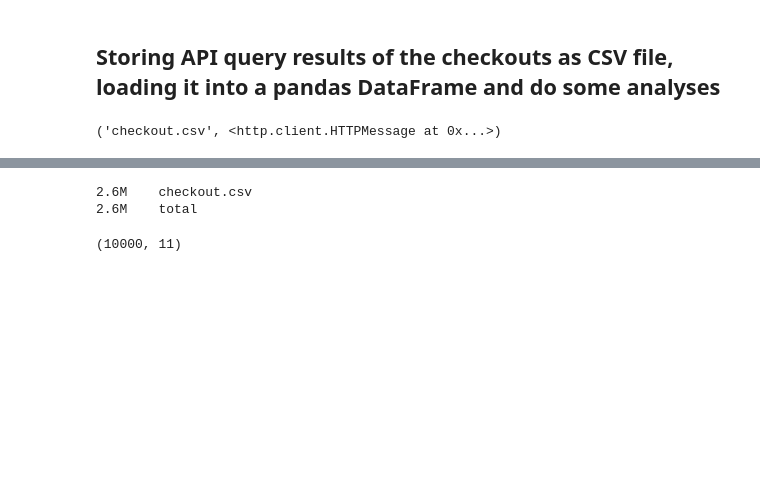
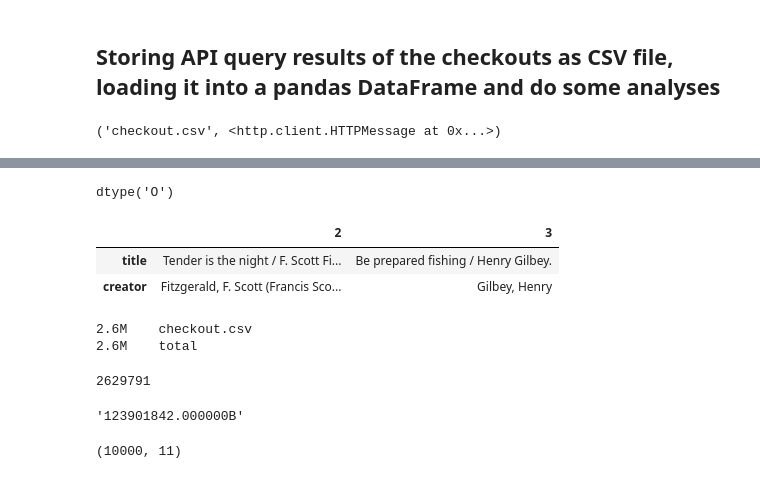
Before and after one commit to foerstner-lab/Bits_and_pieces_for_the_carpentries_workshops, a Jupyter notebook: python/Analyse_Seattle_Library_data.ipynb, the cells around one changed output, grey strips where cells are left out. Cells and saved outputs as stored; diff of their text form; code cells hidden in the pictures; blank space fills up the shorter version.

```diff
--- a/python/Analyse_Seattle_Library_data.ipynb
+++ b/python/Analyse_Seattle_Library_data.ipynb
@@ -96,11 +91,31 @@ checkouts_df
 | 9998 | Physical | Horizon | VIDEODISC | 2018 | 12 | 5 | 30 Rock. Season 7, the final seas... | NaN | ... |
 | 9999 | Physical | Horizon | BOOK | 2018 | 12 | 1 | Michelle Obama : meet the first l... | Brophy, David Bergen | ... |
 10000 rows × 11 columns
+# %%
+checkouts_df["usageclass"].dtype
+# %% [output]
+dtype('O')
+# %%
+x.transpose()
+# %% [output]
+|  | 2 | 3 |
+| title | Tender is the night / F. Scott Fi... | Be prepared fishing / Henry Gilbey. |
+| creator | Fitzgerald, F. Scott (Francis Sco... | Gilbey, Henry |
 # %%
 ! du -ch checkout.csv
 # %% [output]
 2.6M    checkout.csv
 2.6M    total
+# %%
+import os
+os.path.getsize(checkout_file)
+# %% [output]
+2629791
+# %%
+#f"{1.232:h}B"
+f"{123901842:f}B"
+# %% [output]
+'123901842.000000B'
 # %%
 checkouts_df.shape
 # %% [output]
```
Also changed, not shown: parts of 4 cells of this notebook.
